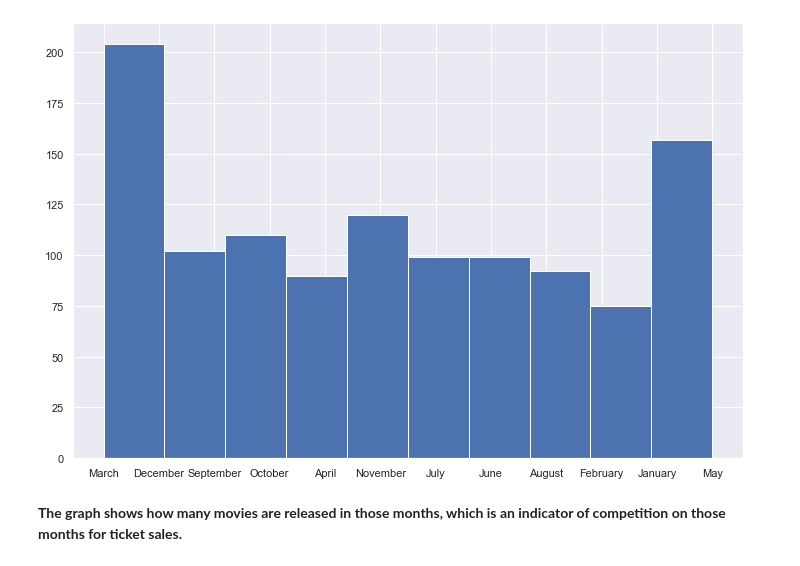
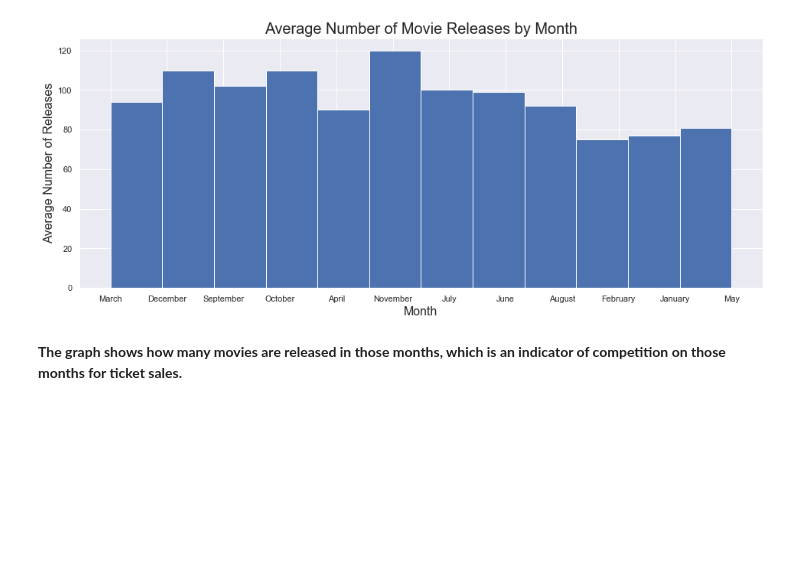
Before and after one commit to Thegreatesthumphrey/dsc-mod-1-project-v2-1-onl01-dtsc-ft-030220, a Jupyter notebook: season.ipynb, the cells around one changed output. Cells and saved outputs as stored; diff of their text form; code cells hidden in the pictures; blank space fills up the shorter version.

```diff
--- a/season.ipynb
+++ b/season.ipynb
@@ -6,14 +6,14 @@ import seaborn as sns
 sns.set()
 # %%
 movies = pd.read_csv('movies.csv') #open main df
-# %%
-movies.drop(437, inplace=True) #removing first outlier I found checking runtime
-# %%
-movies.drop(805, inplace= True) #removing second outlier I found checking runtime
-# %%
-movies['release_month'].hist(figsize=(12,8)); #histogram by month of release
-# %% [output]
-[figure, removed]
+# %%
+movies['release_month'].hist(figsize=(16,6), bins=12); #histogram by month of release
+plt.title('Average Number of Movie Releases by Month', fontsize=20)
+plt.ylabel('Average Number of Releases', fontsize=16)
+plt.xlabel('Month', fontsize=16)
+plt.show()
+# %% [output]
+[figure, added]
 # %% [markdown]
 <b> The graph shows how many movies are released in those months, which is an indicator of competition on those months for ticket sales. </b>
 # %%
```
Also changed, not shown: parts of 1 cell of this notebook, 13 other files.
